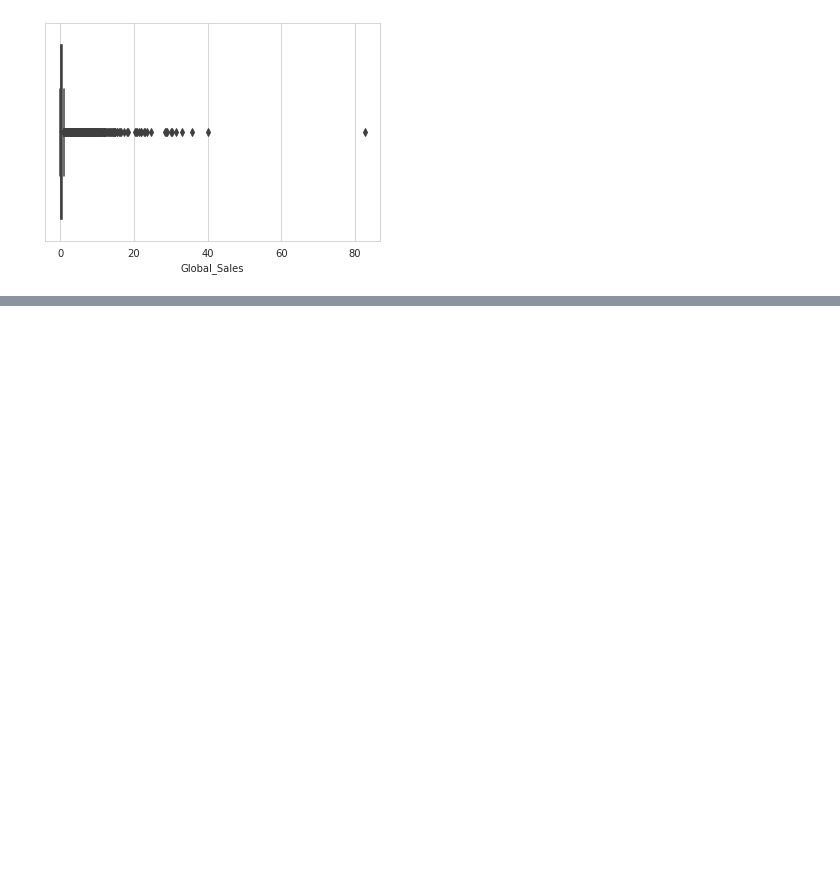
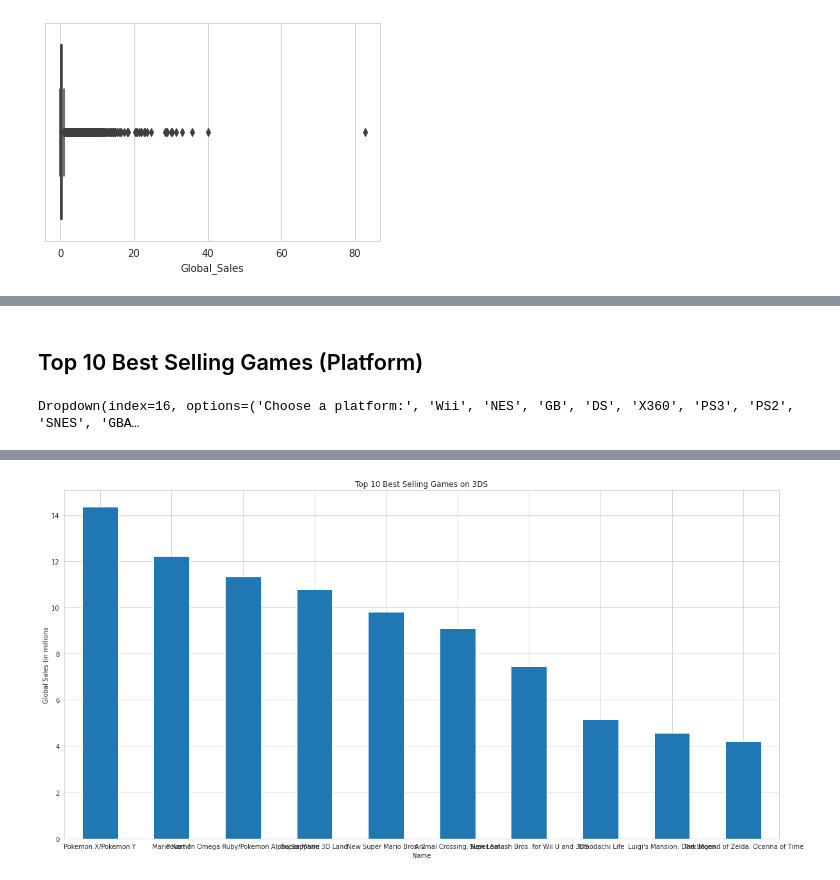
Before and after one commit to DanielPitfield/Python_Data_Science, a Jupyter notebook: Video_Games_Sales.ipynb, the cells around one changed output, grey strips where cells are left out. Saved outputs shown, nothing was run; the diff lists cells and outputs as text; code cells hidden in the pictures; blank space fills up the shorter version.

```diff
--- a/Video_Games_Sales.ipynb
+++ b/Video_Games_Sales.ipynb
@@ -65,0 +159,35 @@ Proportion of sales in geographic areas (e.g Nintendo games have larger proprtio
+# %% [markdown]
+## Top 10 Best Selling Games (Platform)
+# %%
+display(platform_picker)
+
+def on_change_platform(change): # When dropdown value is changed
+    if change['type'] == 'change' and change['name'] == 'value':
+        val = change['new'] # Get changed value
+
+        if val != 'Choose a platform:':
+          num_rows = 0
+          clear_output(wait=True) # Clear previous output (if any)
+          display(platform_picker) # Show text input again
+
+          sales_filter_platform = sales[sales['Platform'] == val].nlargest(10, 'Global_Sales')
+          num_rows = sales_filter_platform.shape[0] # Number of rows in filtered dataset
+
+          if num_rows > 0: # At least one row for that year
+            display(sales_filter_platform)
+
+            bar_title = "Top 10 Best Selling Games on " + str(val)
+            x_width = num_rows * 2 # Chnage graph width based on number of rows (0-10 rows possible)
+
+            ax_platform = sales_filter_platform.plot(x='Name', y='Global_Sales', kind='bar', title = bar_title, legend=False, figsize=(x_width, 10))
+
+            ax_platform.set_xlabel('Name')
+            ax_platform.tick_params(axis='x', labelrotation=0) # Horizontal bar labels for x axis
+            ax_platform.set_ylabel('Global Sales (in millions')
+            ax_platform.plot()
+          else:
+            print("No games for that platform")
+
+platform_picker.observe(on_change_platform)
+# %% [output]
+Dropdown(index=16, options=('Choose a platform:', 'Wii', 'NES', 'GB', 'DS', 'X360', 'PS3', 'PS2', 'SNES', 'GBA…
@@ -65,0 +205 @@ Proportion of sales in geographic areas (e.g Nintendo games have larger proprtio
+[figure, added]
```
Also changed, not shown: parts of 17 cells of this notebook.
